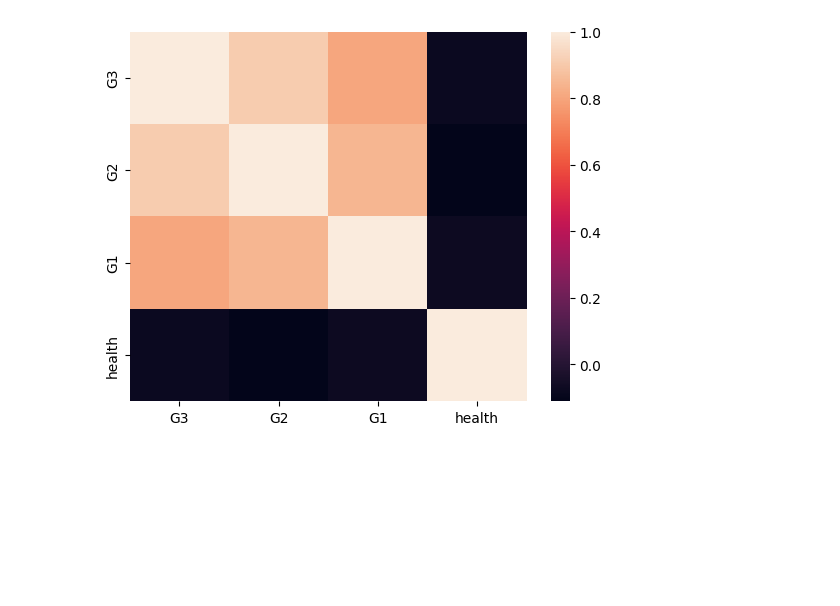
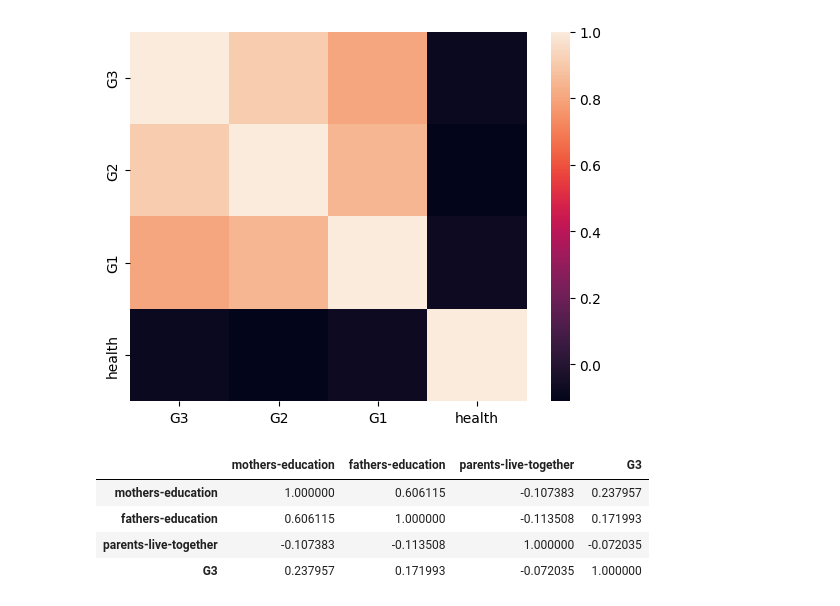
Before and after one commit to ShehabSherbiny/Data-Intelligence-practice, a Jupyter notebook: student-health.ipynb, the cells around one changed output. Saved outputs shown, nothing was run; the diff lists cells and outputs as text; code cells hidden in the pictures; blank space fills up the shorter version.

```diff
--- a/student-health.ipynb
+++ b/student-health.ipynb
@@ -218,0 +227,8 @@ display(df)
+# %%
+df[['mothers-education', 'fathers-education', 'parents-live-together', 'G3']].corr()
+# %% [output]
+|  | mothers-education | fathers-education | parents-live-together | G3 |
+| mothers-education | 1.000000 | 0.606115 | -0.107383 | 0.237957 |
+| fathers-education | 0.606115 | 1.000000 | -0.113508 | 0.171993 |
+| parents-live-together | -0.107383 | -0.113508 | 1.000000 | -0.072035 |
+| G3 | 0.237957 | 0.171993 | -0.072035 | 1.000000 |
```
Also changed, not shown: parts of 14 cells of this notebook.
